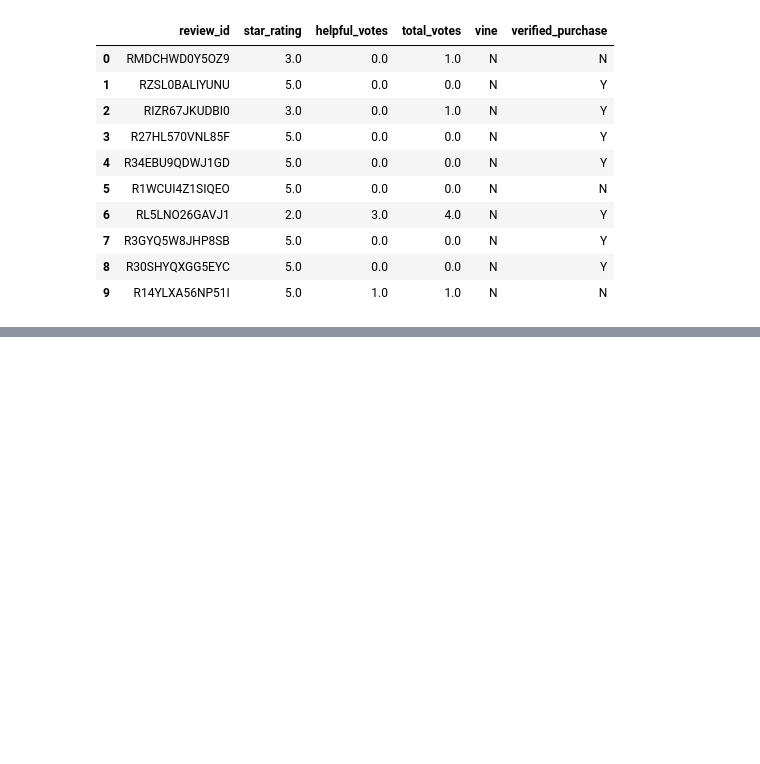
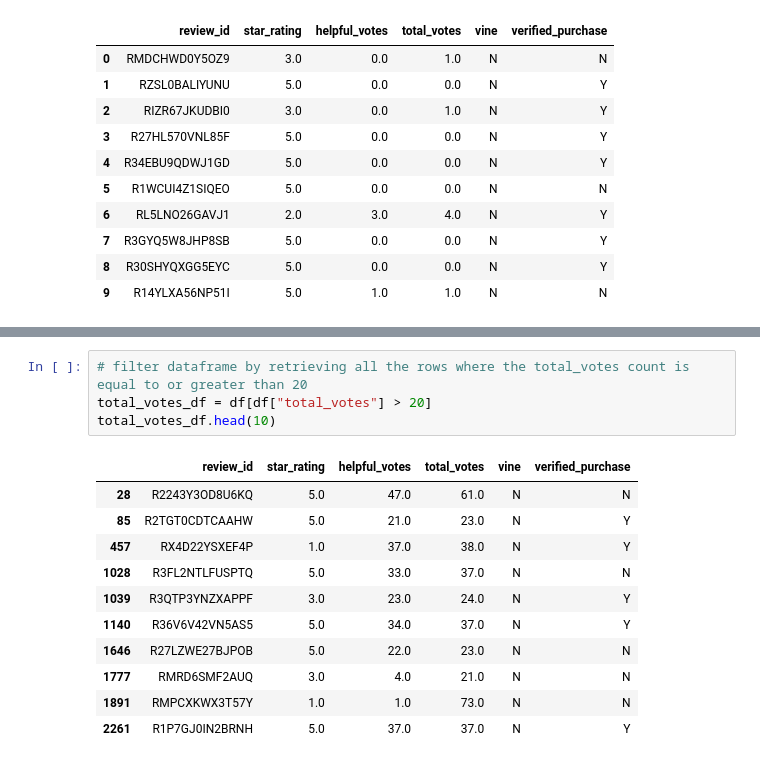
Before and after one commit to Andrew-Carlson/Amazon_Vine_Analysis, a Jupyter notebook: Vine_Review_Analysis.ipynb, the cells around one changed output, grey strips where cells are left out. Saved outputs shown, nothing was run; the diff lists cells and outputs as text; blank space fills up the shorter version.

Commit message:
Review analysis completed with summary dataframe

```diff
--- a/Vine_Review_Analysis.ipynb
+++ b/Vine_Review_Analysis.ipynb
@@ -19,0 +32,16 @@ df.head(10)
+# %%
+# filter dataframe by retrieving all the rows where the total_votes count is equal to or greater than 20
+total_votes_df = df[df["total_votes"] > 20]
+total_votes_df.head(10)
+# %% [output]
+|  | review_id | star_rating | helpful_votes | total_votes | vine | verified_purchase |
+| 28 | R2243Y3OD8U6KQ | 5.0 | 47.0 | 61.0 | N | N |
+| 85 | R2TGT0CDTCAAHW | 5.0 | 21.0 | 23.0 | N | Y |
+| 457 | RX4D22YSXEF4P | 1.0 | 37.0 | 38.0 | N | Y |
+| 1028 | R3FL2NTLFUSPTQ | 5.0 | 33.0 | 37.0 | N | N |
+| 1039 | R3QTP3YNZXAPPF | 3.0 | 23.0 | 24.0 | N | Y |
+| 1140 | R36V6V42VN5AS5 | 5.0 | 34.0 | 37.0 | N | Y |
+| 1646 | R27LZWE27BJPOB | 5.0 | 22.0 | 23.0 | N | N |
+| 1777 | RMRD6SMF2AUQ | 3.0 | 4.0 | 21.0 | N | N |
+| 1891 | RMPCXKWX3T57Y | 1.0 | 1.0 | 73.0 | N | N |
+| 2261 | R1P7GJ0IN2BRNH | 5.0 | 37.0 | 37.0 | N | Y |
```
Also changed, not shown: parts of 15 cells of this notebook.
